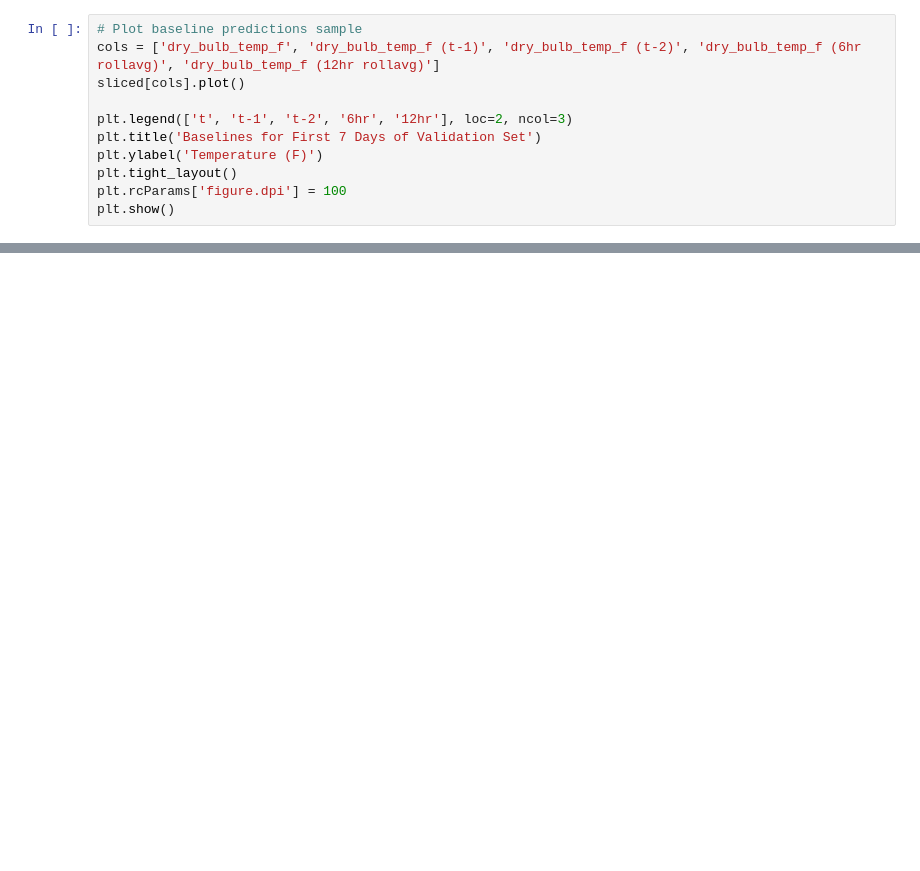
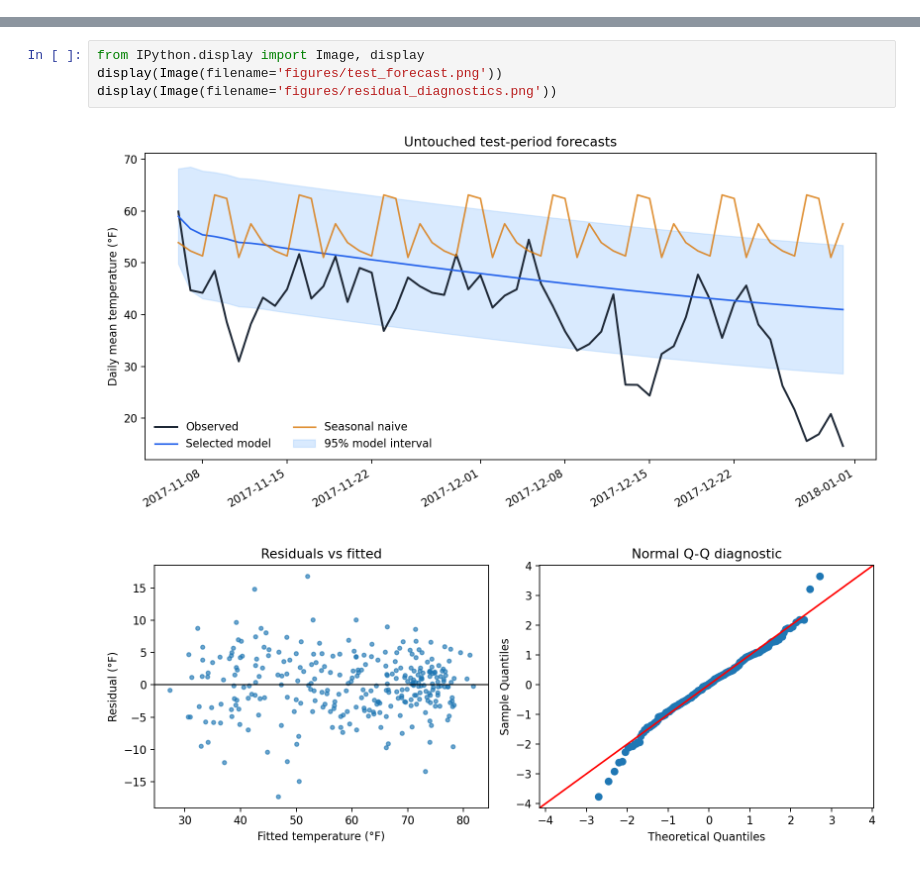
Before and after one commit to cperrone96/weather-time-series-forecasting, a Jupyter notebook: weather_forecasting_sarimax.ipynb, the cells around one changed output, grey strips where cells are left out. Drawn from its saved outputs; the diff is of its cells as text; blank space fills up the shorter version.

Commit message:
Rebuild weather forecasting with leakage-safe evaluation

```diff
--- a/weather_forecasting_sarimax.ipynb
+++ b/weather_forecasting_sarimax.ipynb
@@ -110,11 +0,0 @@ sliced = baseline[start:end]
-# %%
-# Plot baseline predictions sample
-cols = ['dry_bulb_temp_f', 'dry_bulb_temp_f (t-1)', 'dry_bulb_temp_f (t-2)', 'dry_bulb_temp_f (6hr rollavg)', 'dry_bulb_temp_f (12hr rollavg)']
-sliced[cols].plot()
-
-plt.legend(['t', 't-1', 't-2', '6hr', '12hr'], loc=2, ncol=3)
-plt.title('Baselines for First 7 Days of Validation Set')
-plt.ylabel('Temperature (F)')
-plt.tight_layout()
-plt.rcParams['figure.dpi'] = 100
-plt.show()
@@ -366,0 +54,7 @@ plt.show()
+# %%
+from IPython.display import Image, display
+display(Image(filename='figures/test_forecast.png'))
+display(Image(filename='figures/residual_diagnostics.png'))
+# %% [output]
+[figure, added]
+[figure, added]
```
Also changed, not shown: parts of 23 cells of this notebook, 15 other files.
